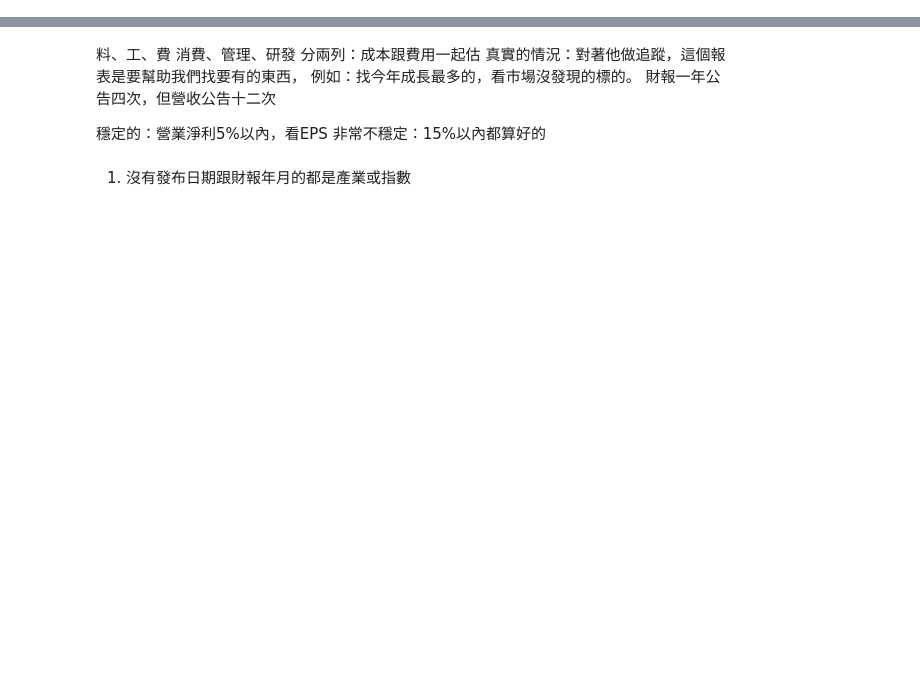
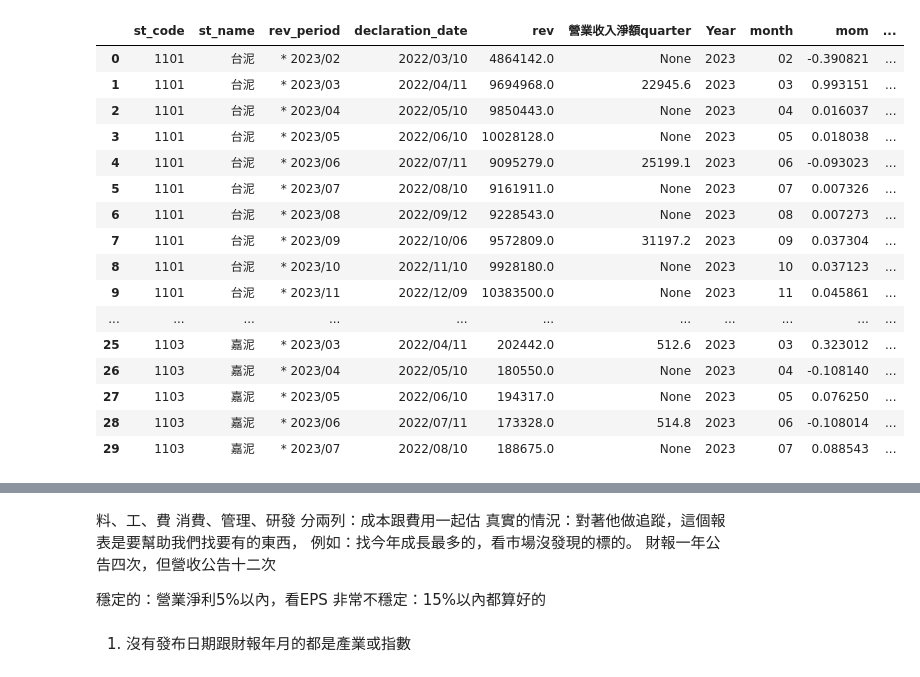
Before and after one commit to Cyu41/Revenue, a Jupyter notebook: Untitled.ipynb, the cells around one changed output, grey strips where cells are left out. Saved outputs shown, nothing was run; the diff lists cells and outputs as text; code cells hidden in the pictures; blank space fills up the shorter version.

```diff
--- a/Untitled.ipynb
+++ b/Untitled.ipynb
@@ -64 +157,68 @@ FROM tej_revenue
+# %%
+def get_ratio(data):
+    ttl_rev = data.rev.sum()/len(data)*12
+    data['ratio'] = round(data.rev/ttl_rev, 4)
+    return data
+
+
+def get_avg_ratio(data):
+    if len(data) >= 5:
+        weight = [1, 1, 1, 3, 5]
+        roll_num = len(weight)
+        data = data.sort_values('Year').reset_index(drop=True, inplace=False).tail(roll_num + 1).head(roll_num)  # 抓到最後一年的前 n 年，n 隨權重年份個變
+        return round(np.average(data.ratio, weights = weight), 4)
+
+    elif len(data) == 4:
+        weight = [1, 1, 2, 3]
+        roll_num = len(weight)
+        data = data.sort_values('Year').reset_index(drop=True, inplace=False).tail(roll_num + 1).head(roll_num)  # 抓到最後一年的前 n 年，n 隨權重年份個變
+        return round(np.average(data.ratio, weights = weight), 4)
+
+    elif len(data) == 3:
+        weight = [1, 1, 2]
+        roll_num = len(weight)
+        data = data.sort_values('Year').reset_index(drop=True, inplace=False).tail(roll_num + 1).head(roll_num)  # 抓到最後一年的前 n 年，n 隨權重年份個變
+        return round(np.average(data.ratio, weights = weight), 4)
+
+    elif len(data) <= 2:
+        roll_num = len(data)
+        data = data.sort_values('Year').reset_index(drop=True, inplace=False).tail(roll_num + 1).head(roll_num)  # 抓到最後一年的前 n 年，n 隨權重年份個變
+        return round(data.ratio.mean(), 4)
+
+
+def predict(data):
+    a = data.groupby('Year', as_index=False).apply(get_ratio)
+#     a.ratio.tail(1).values[0] = round(a.rev.tail(1)/a.rev.rolling(12).sum().tail(1), 4)
+    ratio = pd.DataFrame(a.groupby('month', as_index=False).apply(get_avg_ratio)).set_axis(['month', 'wt_avg_ratio'],axis=1)
+    predict = pd.merge(a, ratio, on='month', how='outer').sort_values('rev_period').reset_index(drop=True,inplace=False).tail(13)  # 僅向後預測一年
+    predict['predict_annul_rev'] = round(predict.rev / predict.ratio)
+    predict['predict_month_rev'] = round(round(predict['predict_annul_rev'].mean(), 2) * predict.wt_avg_ratio)
+    predict['Year'] = (predict.Year.astype(int) + 1).astype(str)
+    predict['rev'] = predict['predict_month_rev']
+    predict = pd.concat([data.sort_values('rev_period'), predict], axis=0).sort_values(['Year', 'month'])
+    predict['mom'] = predict.rev.diff() / predict.rev.shift(1)
+    predict = predict.groupby('month', as_index=False).apply(get_yoy).sort_values(['Year', 'month'])
+    predict['rev_period'] = '* ' + predict.Year + '/' + predict.month
+    predict = predict.drop(['ratio','wt_avg_ratio','predict_annul_rev','predict_month_rev'], axis=1)
+    return predict.tail(12)
+
+a.groupby('st_code', as_index=False).apply(predict).reset_index(drop=True).head(30)
+# %% [output]
+|  | st_code | st_name | rev_period | declaration_date | rev | 營業收入淨額quarter | Year | month | mom | ... |
+| 0 | 1101 | 台泥 | * 2023/02 | 2022/03/10 | 4864142.0 | None | 2023 | 02 | -0.390821 | ... |
+| 1 | 1101 | 台泥 | * 2023/03 | 2022/04/11 | 9694968.0 | 22945.6 | 2023 | 03 | 0.993151 | ... |
+| 2 | 1101 | 台泥 | * 2023/04 | 2022/05/10 | 9850443.0 | None | 2023 | 04 | 0.016037 | ... |
+| 3 | 1101 | 台泥 | * 2023/05 | 2022/06/10 | 10028128.0 | None | 2023 | 05 | 0.018038 | ... |
+| 4 | 1101 | 台泥 | * 2023/06 | 2022/07/11 | 9095279.0 | 25199.1 | 2023 | 06 | -0.093023 | ... |
+| 5 | 1101 | 台泥 | * 2023/07 | 2022/08/10 | 9161911.0 | None | 2023 | 07 | 0.007326 | ... |
+| 6 | 1101 | 台泥 | * 2023/08 | 2022/09/12 | 9228543.0 | None | 2023 | 08 | 0.007273 | ... |
+| 7 | 1101 | 台泥 | * 2023/09 | 2022/10/06 | 9572809.0 | 31197.2 | 2023 | 09 | 0.037304 | ... |
+| 8 | 1101 | 台泥 | * 2023/10 | 2022/11/10 | 9928180.0 | None | 2023 | 10 | 0.037123 | ... |
+| 9 | 1101 | 台泥 | * 2023/11 | 2022/12/09 | 10383500.0 | None | 2023 | 11 | 0.045861 | ... |
+| ... | ... | ... | ... | ... | ... | ... | ... | ... | ... | ... |
+| 25 | 1103 | 嘉泥 | * 2023/03 | 2022/04/11 | 202442.0 | 512.6 | 2023 | 03 | 0.323012 | ... |
+| 26 | 1103 | 嘉泥 | * 2023/04 | 2022/05/10 | 180550.0 | None | 2023 | 04 | -0.108140 | ... |
+| 27 | 1103 | 嘉泥 | * 2023/05 | 2022/06/10 | 194317.0 | None | 2023 | 05 | 0.076250 | ... |
+| 28 | 1103 | 嘉泥 | * 2023/06 | 2022/07/11 | 173328.0 | 514.8 | 2023 | 06 | -0.108014 | ... |
+| 29 | 1103 | 嘉泥 | * 2023/07 | 2022/08/10 | 188675.0 | None | 2023 | 07 | 0.088543 | ... |
 # %%
```
Also changed, not shown: parts of 67 cells of this notebook, 12 other files.
